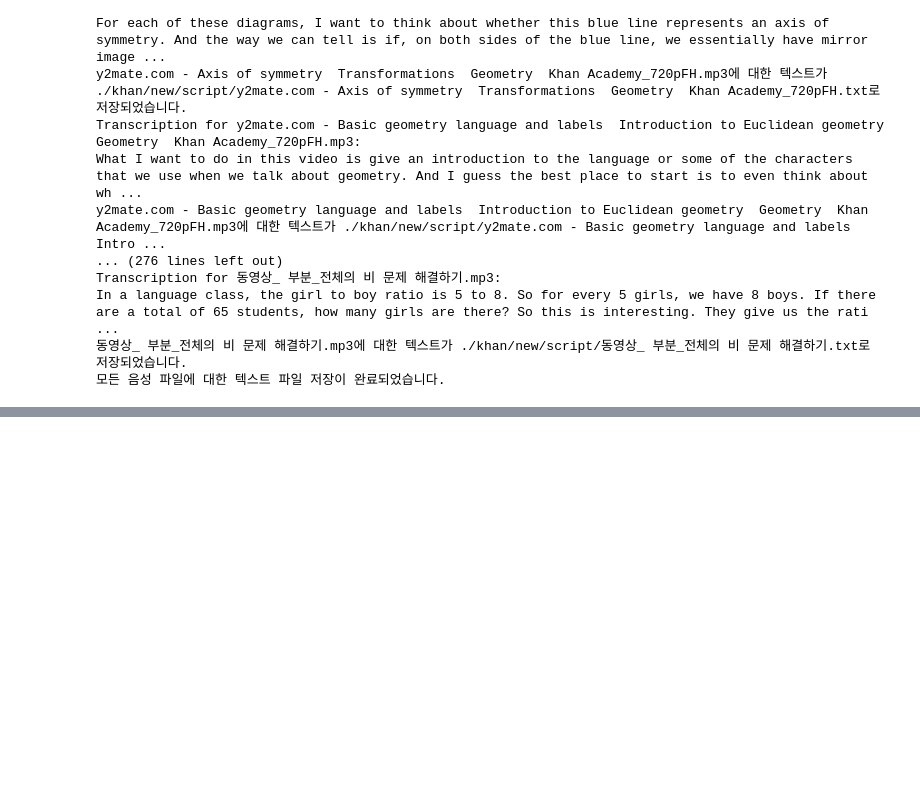
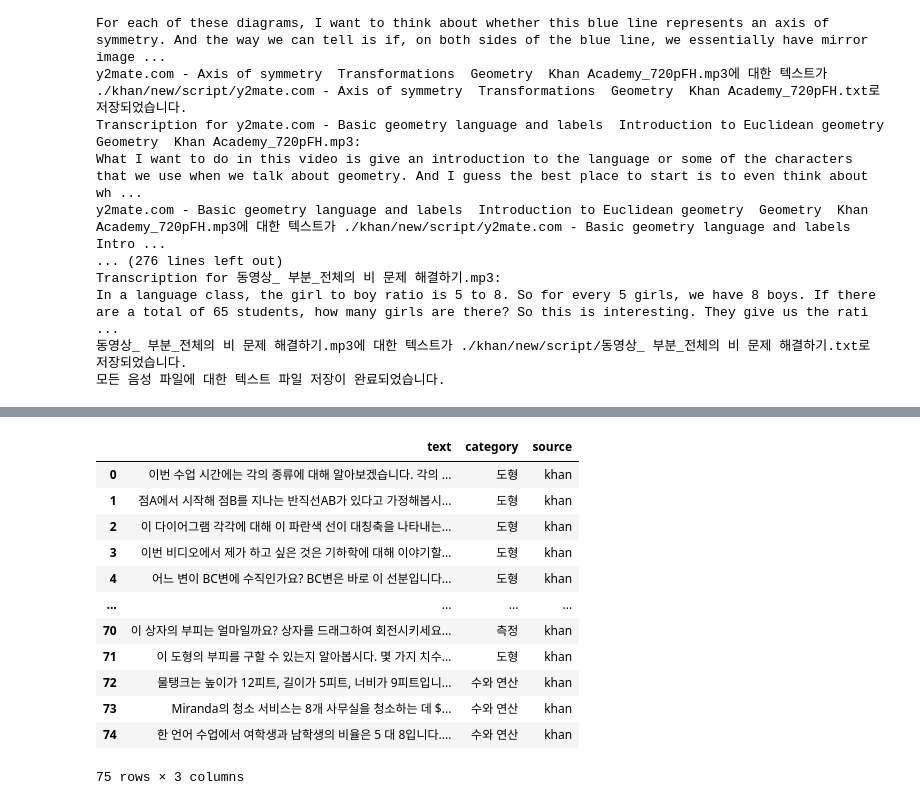
Before and after one commit to oxorudo/Chunjae_Bigdata_9th, a Jupyter notebook: 9.4~9.23/STT_summary_project/..ipynb, the cells around one changed output, grey strips where cells are left out. Saved outputs shown, nothing was run; the diff lists cells and outputs as text; code cells hidden in the pictures; blank space fills up the shorter version.

```diff
--- a/9.4~9.23/STT_summary_project/..ipynb
+++ b/9.4~9.23/STT_summary_project/..ipynb
@@ -55,0 +95,32 @@ In a language class, the girl to boy ratio is 5 to 8. So for every 5 girls, we h
+# %%
+import os
+import openai
+import pandas as pd
+
+# GPT-4 API 키 설정 (자신의 API 키로 설정)
+openai.api_key = ''
+
+# 텍스트 파일이 있는 폴더 경로
+folder_path = './khan/new/script/'
+
+category = ["규칙성", "도형", "수와 연산", "측정", "확률과 통계"]
+
+# 번역 함수 (GPT-4 API 사용)
+def translate_text(text):
+    response = openai.ChatCompletion.create(
+        model="gpt-4o",
+        messages=[
+            {"role": "system", "content": f"주어진 텍스트를 한국어로 번역하고, {category} 안에서 하나 골라서 주제를 정해줘."},
+            {"role": "user", "content": text}
+        ]
+    )
+    return response['choices'][0]['message']['content'].strip()
+
+# 폴더 안의 텍스트 파일들 반복 처리
+for filename in os.listdir(folder_path):
+    if filename.endswith('.txt'):
+        with open(os.path.join(folder_path, filename), 'r') as file:
+            original_text = file.read()
+
+            # 텍스트 번역
+            translated_text = translate_text(original_text)
@@ -55,0 +184,24 @@ In a language class, the girl to boy ratio is 5 to 8. So for every 5 girls, we h
+# %%
+# Remove the single quotes and brackets from the 'category' column
+df['category'] = df['category'].str.replace(r"[\'\[\]]", "", regex=True)
+
+# '번역 :' 부분도 제거하는 작업을 진행합니다.
+
+df['text'] = df['text'].str.replace(r'^번역\s*:\s*', '', regex=True)
+
+
+df
+# %% [output]
+|  | text | category | source |
+| 0 | 이번 수업 시간에는 각의 종류에 대해 알아보겠습니다. 각의 ... | 도형 | khan |
+| 1 | 점A에서 시작해 점B를 지나는 반직선AB가 있다고 가정해봅시... | 도형 | khan |
+| 2 | 이 다이어그램 각각에 대해 이 파란색 선이 대칭축을 나타내는... | 도형 | khan |
+| 3 | 이번 비디오에서 제가 하고 싶은 것은 기하학에 대해 이야기할... | 도형 | khan |
+| 4 | 어느 변이 BC변에 수직인가요? BC변은 바로 이 선분입니다... | 도형 | khan |
+| ... | ... | ... | ... |
+| 70 | 이 상자의 부피는 얼마일까요? 상자를 드래그하여 회전시키세요... | 측정 | khan |
+| 71 | 이 도형의 부피를 구할 수 있는지 알아봅시다. 몇 가지 치수... | 도형 | khan |
+| 72 | 물탱크는 높이가 12피트, 길이가 5피트, 너비가 9피트입니... | 수와 연산 | khan |
+| 73 | Miranda의 청소 서비스는 8개 사무실을 청소하는 데 $... | 수와 연산 | khan |
+| 74 | 한 언어 수업에서 여학생과 남학생의 비율은 5 대 8입니다.... | 수와 연산 | khan |
+75 rows × 3 columns
```
Also changed, not shown: parts of 8 cells of this notebook, 9 other files.
